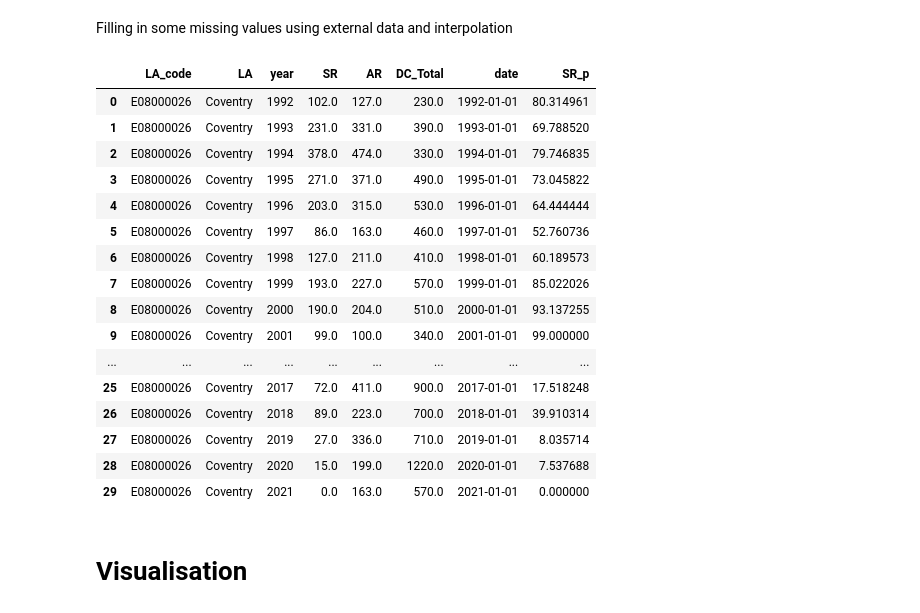
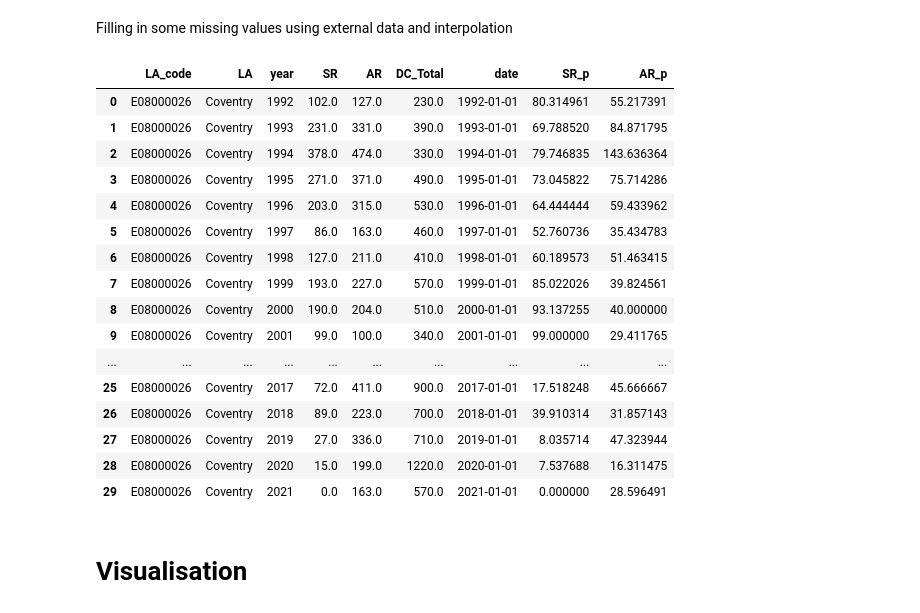
Before and after one commit to potato-bit/RA, a Jupyter notebook: cleaned datasets/analysis.ipynb, the cells around one changed output. Cells and saved outputs as stored; diff of their text form; code cells hidden in the pictures.

```diff
--- a/cleaned datasets/analysis.ipynb
+++ b/cleaned datasets/analysis.ipynb
@@ -30,7 +30,7 @@ df1.head()
 # %% [markdown]
 Dataset for total number of affordable dwellings by LA, 1992-2021
 # %%
-df2 = pd.read_excel('Affordable Rent Dwellings by LA, 1992-2021.xlsx')
+df2 = pd.read_excel('Total Affordable Rent Dwellings by LA, 1992-2021.xlsx')
 df2.drop(columns='Unnamed: 0', inplace=True)
 df2.rename(columns={'new_dwellings':'AR'}, inplace=True)
 print(df2.shape)
@@ -100,25 +120,26 @@ dcov.loc[13,'DC_Total'] = 140
 dcov['DC_Total'] = dcov['DC_Total'].interpolate()
 # %%
 dcov['SR_p'] = (dcov['SR']/dcov['AR'])*100
+dcov['AR_p'] = (dcov['AR']/dcov['DC_Total'])*100
 dcov
 # %% [output]
-|  | LA_code | LA | year | SR | AR | DC_Total | date | SR_p |
-| 0 | E08000026 | Coventry | 1992 | 102.0 | 127.0 | 230.0 | 1992-01-01 | 80.314961 |
-| 1 | E08000026 | Coventry | 1993 | 231.0 | 331.0 | 390.0 | 1993-01-01 | 69.788520 |
-| 2 | E08000026 | Coventry | 1994 | 378.0 | 474.0 | 330.0 | 1994-01-01 | 79.746835 |
-| 3 | E08000026 | Coventry | 1995 | 271.0 | 371.0 | 490.0 | 1995-01-01 | 73.045822 |
-| 4 | E08000026 | Coventry | 1996 | 203.0 | 315.0 | 530.0 | 1996-01-01 | 64.444444 |
-| 5 | E08000026 | Coventry | 1997 | 86.0 | 163.0 | 460.0 | 1997-01-01 | 52.760736 |
-| 6 | E08000026 | Coventry | 1998 | 127.0 | 211.0 | 410.0 | 1998-01-01 | 60.189573 |
-| 7 | E08000026 | Coventry | 1999 | 193.0 | 227.0 | 570.0 | 1999-01-01 | 85.022026 |
-| 8 | E08000026 | Coventry | 2000 | 190.0 | 204.0 | 510.0 | 2000-01-01 | 93.137255 |
-| 9 | E08000026 | Coventry | 2001 | 99.0 | 100.0 | 340.0 | 2001-01-01 | 99.000000 |
-| ... | ... | ... | ... | ... | ... | ... | ... | ... |
-| 25 | E08000026 | Coventry | 2017 | 72.0 | 411.0 | 900.0 | 2017-01-01 | 17.518248 |
-| 26 | E08000026 | Coventry | 2018 | 89.0 | 223.0 | 700.0 | 2018-01-01 | 39.910314 |
-| 27 | E08000026 | Coventry | 2019 | 27.0 | 336.0 | 710.0 | 2019-01-01 | 8.035714 |
-| 28 | E08000026 | Coventry | 2020 | 15.0 | 199.0 | 1220.0 | 2020-01-01 | 7.537688 |
-| 29 | E08000026 | Coventry | 2021 | 0.0 | 163.0 | 570.0 | 2021-01-01 | 0.000000 |
+|  | LA_code | LA | year | SR | AR | DC_Total | date | SR_p | AR_p |
+| 0 | E08000026 | Coventry | 1992 | 102.0 | 127.0 | 230.0 | 1992-01-01 | 80.314961 | 55.217391 |
+| 1 | E08000026 | Coventry | 1993 | 231.0 | 331.0 | 390.0 | 1993-01-01 | 69.788520 | 84.871795 |
+| 2 | E08000026 | Coventry | 1994 | 378.0 | 474.0 | 330.0 | 1994-01-01 | 79.746835 | 143.636364 |
+| 3 | E08000026 | Coventry | 1995 | 271.0 | 371.0 | 490.0 | 1995-01-01 | 73.045822 | 75.714286 |
+| 4 | E08000026 | Coventry | 1996 | 203.0 | 315.0 | 530.0 | 1996-01-01 | 64.444444 | 59.433962 |
+| 5 | E08000026 | Coventry | 1997 | 86.0 | 163.0 | 460.0 | 1997-01-01 | 52.760736 | 35.434783 |
+| 6 | E08000026 | Coventry | 1998 | 127.0 | 211.0 | 410.0 | 1998-01-01 | 60.189573 | 51.463415 |
+| 7 | E08000026 | Coventry | 1999 | 193.0 | 227.0 | 570.0 | 1999-01-01 | 85.022026 | 39.824561 |
+| 8 | E08000026 | Coventry | 2000 | 190.0 | 204.0 | 510.0 | 2000-01-01 | 93.137255 | 40.000000 |
+| 9 | E08000026 | Coventry | 2001 | 99.0 | 100.0 | 340.0 | 2001-01-01 | 99.000000 | 29.411765 |
+| ... | ... | ... | ... | ... | ... | ... | ... | ... | ... |
+| 25 | E08000026 | Coventry | 2017 | 72.0 | 411.0 | 900.0 | 2017-01-01 | 17.518248 | 45.666667 |
+| 26 | E08000026 | Coventry | 2018 | 89.0 | 223.0 | 700.0 | 2018-01-01 | 39.910314 | 31.857143 |
+| 27 | E08000026 | Coventry | 2019 | 27.0 | 336.0 | 710.0 | 2019-01-01 | 8.035714 | 47.323944 |
+| 28 | E08000026 | Coventry | 2020 | 15.0 | 199.0 | 1220.0 | 2020-01-01 | 7.537688 | 16.311475 |
+| 29 | E08000026 | Coventry | 2021 | 0.0 | 163.0 | 570.0 | 2021-01-01 | 0.000000 | 28.596491 |
 # %% [markdown]
 # Visualisation
 # %% [markdown]
```
Also changed, not shown: parts of 7 cells of this notebook, 2 other files.
